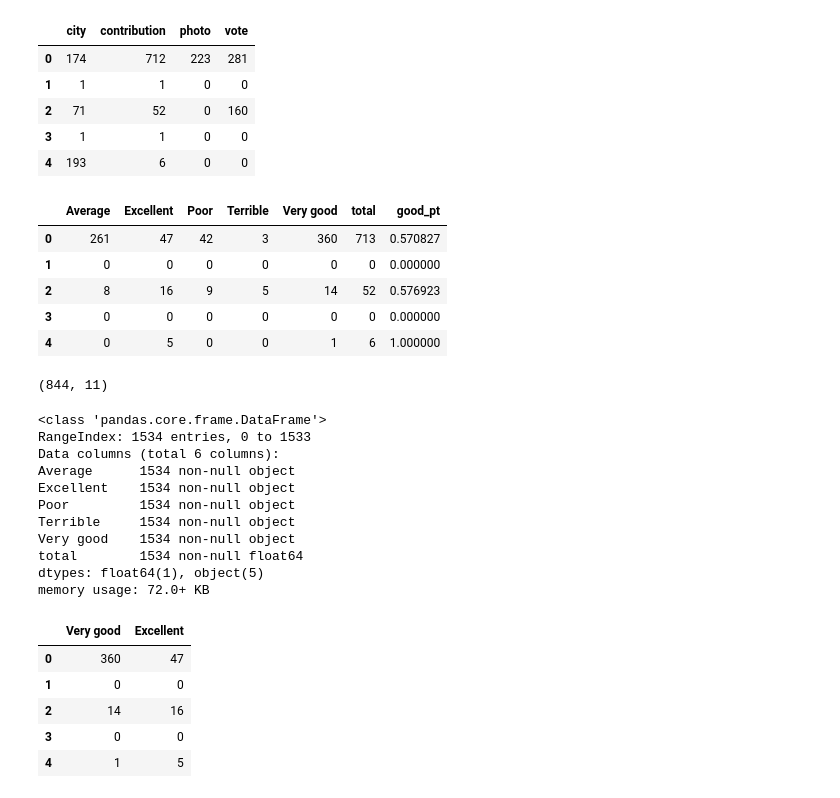
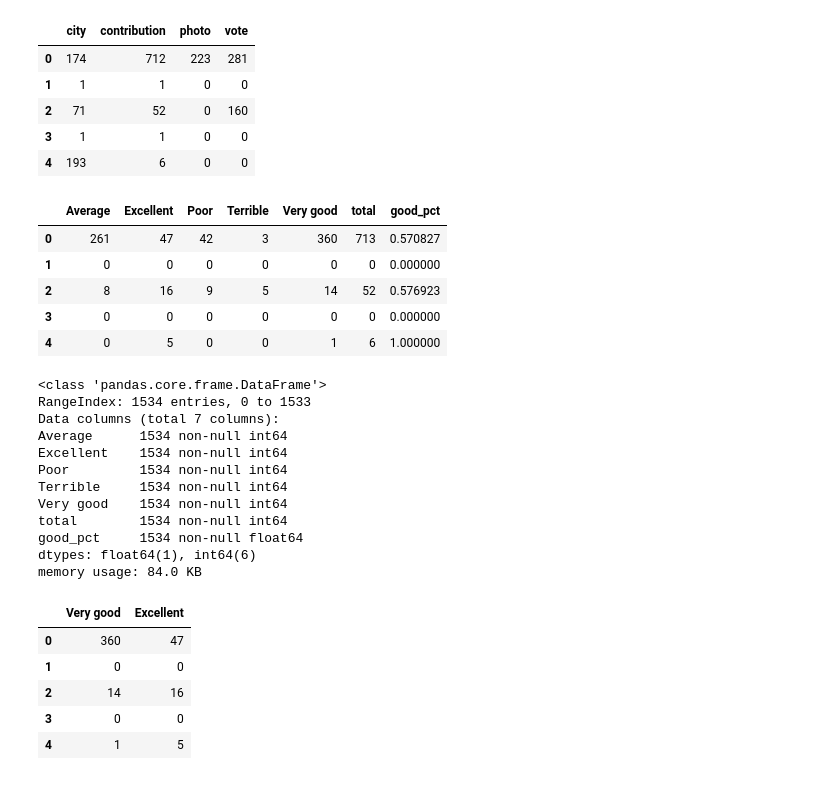
Before and after one commit to quanyu2015/mtech, a Jupyter notebook: trip_analytics_2.1.ipynb, the cells around one changed output. Cells and saved outputs as stored; diff of their text form; code cells hidden in the pictures.

```diff
--- a/trip_analytics_2.0.ipynb
+++ b/trip_analytics_2.1.ipynb
@@ -109,9 +155,10 @@ plt.show()
 [figure]
 # %%
 # generate a new column
+
 data = df
 data['rating'] = "good"
-data.ix[data.rate<40, "rating"] = "bad"
+data.loc[data.rate<40, "rating"] = "bad"
 
 data.rating.value_counts()
 # %% [output]
@@ -183,38 +259,36 @@ max     892.000000   1193.000000  2832.000000  2479.00000
 | 3 | 1 | 1 | 0 | 0 |
 | 4 | 193 | 6 | 0 | 0 |
 # %%
-# prepare data
+# prepare data for user review distribution
+
 dt2 = pd.DataFrame(data['distribution'].tolist())
 dt2 = dt2.astype(int)
 dt2['total'] = dt2.sum(axis=1)
-dt2['good_pt']= dt2[["Very good","Excellent"]].sum(axis=1) / dt2.total
-dt2['good_pt'] = dt2['good_pt'].fillna(0)
+dt2['good_pct']= dt2[["Very good","Excellent"]].sum(axis=1) / dt2.total
+dt2['good_pct'] = dt2['good_pct'].fillna(0)
 dt2.head(5)
 # %% [output]
-|  | Average | Excellent | Poor | Terrible | Very good | total | good_pt |
+|  | Average | Excellent | Poor | Terrible | Very good | total | good_pct |
 | 0 | 261 | 47 | 42 | 3 | 360 | 713 | 0.570827 |
 | 1 | 0 | 0 | 0 | 0 | 0 | 0 | 0.000000 |
 | 2 | 8 | 16 | 9 | 5 | 14 | 52 | 0.576923 |
 | 3 | 0 | 0 | 0 | 0 | 0 | 0 | 0.000000 |
 | 4 | 0 | 5 | 0 | 0 | 1 | 6 | 1.000000 |
-# %%
-data[data.rating == "good"].shape
-# %% [output]
-(844, 11)
 # %%
 dt2.info()
 # %% [output]
 <class 'pandas.core.frame.DataFrame'>
 RangeIndex: 1534 entries, 0 to 1533
-Data columns (total 6 columns):
-Average      1534 non-null object
-Excellent    1534 non-null object
-Poor         1534 non-null object
-Terrible     1534 non-null object
-Very good    1534 non-null object
-total        1534 non-null float64
-dtypes: float64(1), object(5)
-memory usage: 72.0+ KB
+Data columns (total 7 columns):
+Average      1534 non-null int64
+Excellent    1534 non-null int64
+Poor         1534 non-null int64
+Terrible     1534 non-null int64
+Very good    1534 non-null int64
+total        1534 non-null int64
+good_pct     1534 non-null float64
+dtypes: float64(1), int64(6)
+memory usage: 84.0 KB
 # %%
 dt2[["Very good","Excellent"]].head()
 # %% [output]
```
Also changed, not shown: parts of 24 cells of this notebook.
